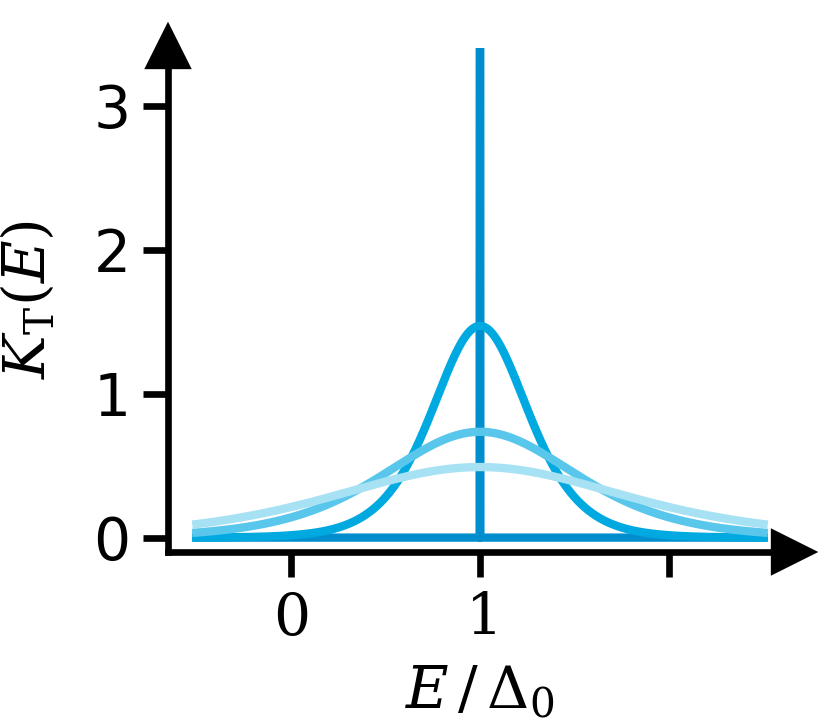
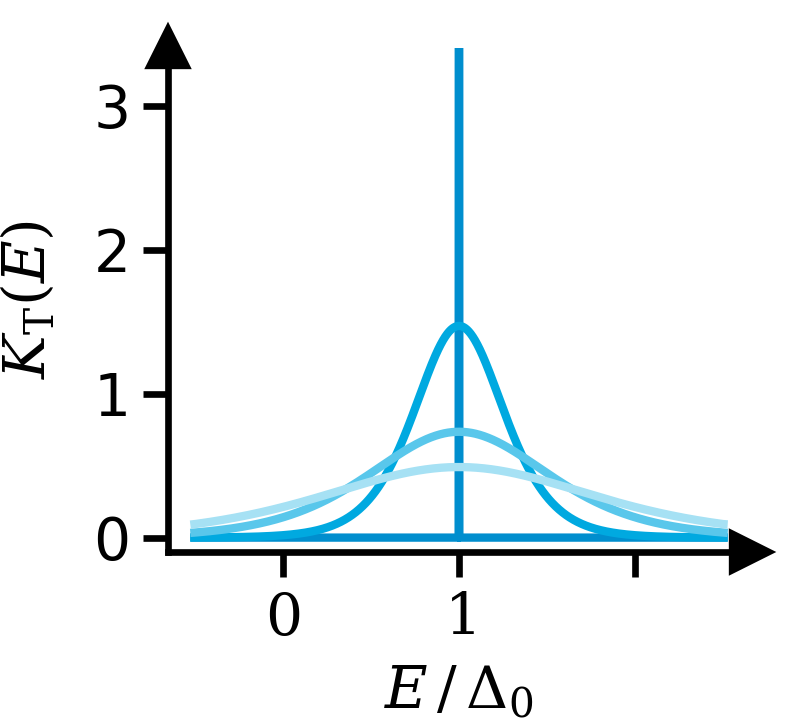
The notebook cell's code change between the first figure and the second:
--- before
+++ after
@@ -1,3 +1,3 @@
-fig, ax = sc.get_figure(figsize=(1.4, 1.2))
+fig, ax = sc.get_figure(figsize=(1.33, 1.2))
 
 for i, T in enumerate(Ts_TC):

Commit: updated micro figures